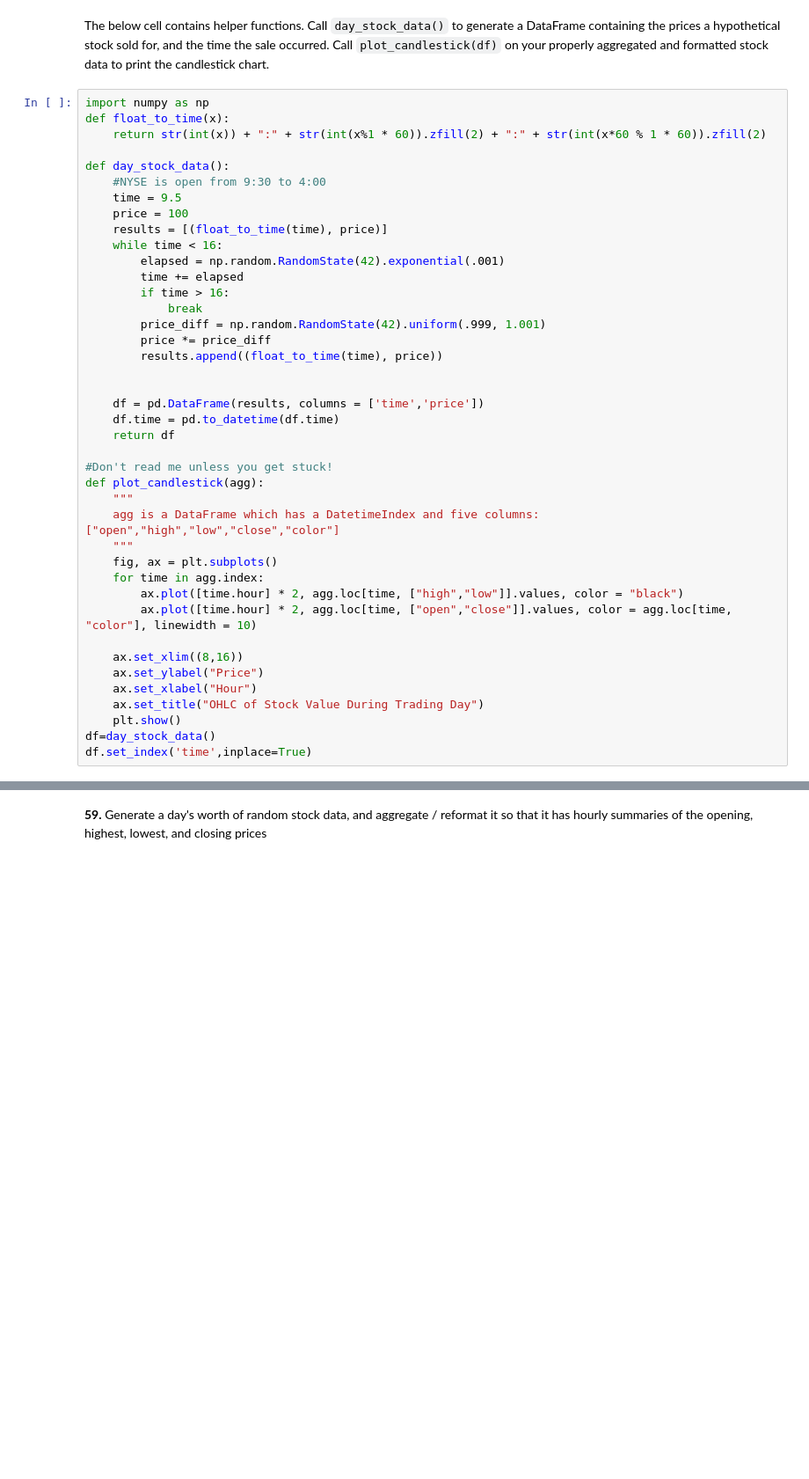
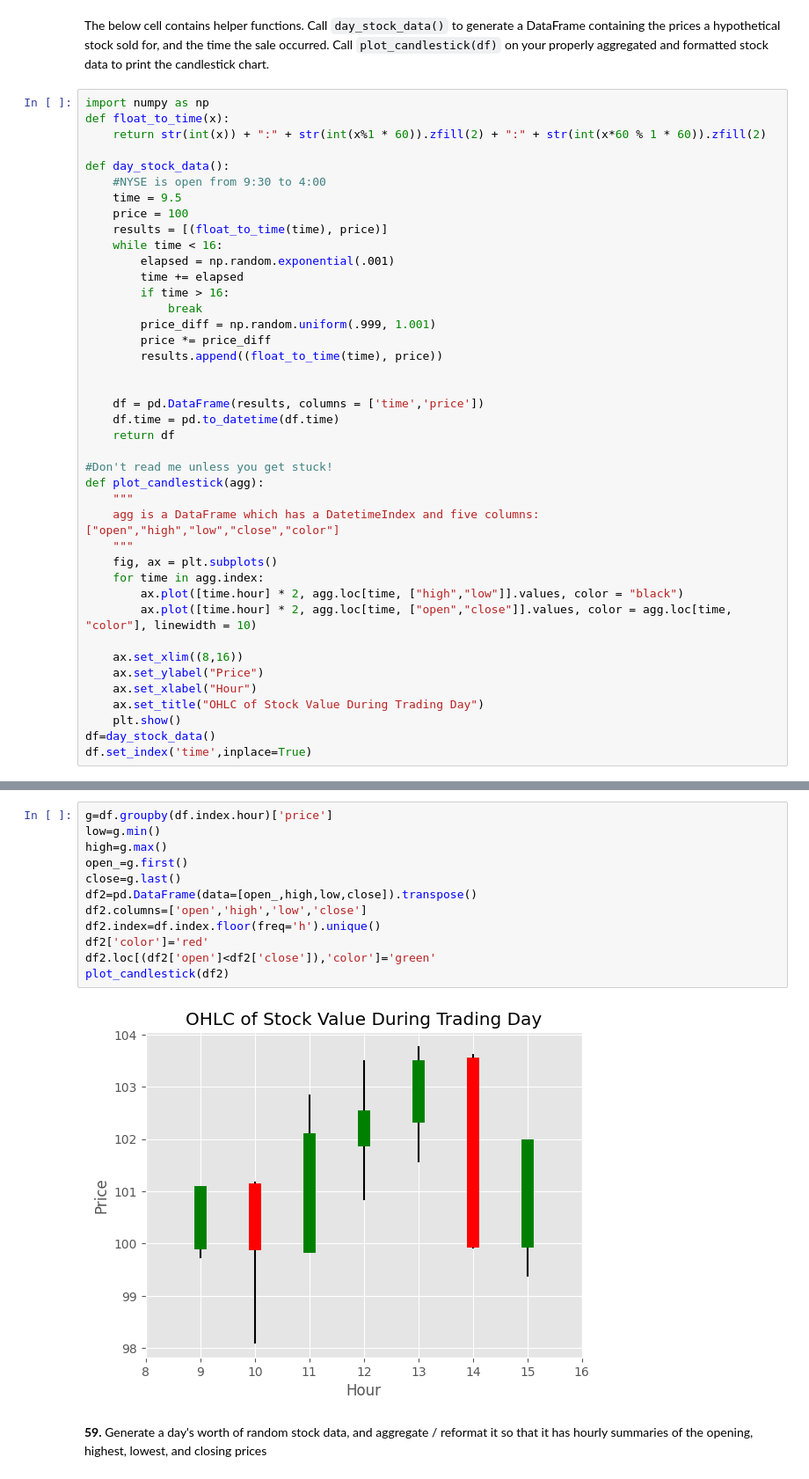
Before and after one commit to markmbarak8/100-pandas-puzzles-solved-, a Jupyter notebook: 100-pandas-puzzles.ipynb, the cells around one changed output, grey strips where cells are left out. Shown at 88% size. Saved outputs shown, nothing was run; the diff lists cells and outputs as text; blank space fills up the shorter version.

```diff
--- a/100-pandas-puzzles.ipynb
+++ b/100-pandas-puzzles.ipynb
@@ -1298,11 +1303,11 @@ def day_stock_data():
     price = 100
     results = [(float_to_time(time), price)]
     while time < 16:
-        elapsed = np.random.RandomState(42).exponential(.001)
+        elapsed = np.random.exponential(.001)
         time += elapsed
         if time > 16:
             break
-        price_diff = np.random.RandomState(42).uniform(.999, 1.001)
+        price_diff = np.random.uniform(.999, 1.001)
         price *= price_diff
         results.append((float_to_time(time), price))
 
@@ -1333,2 +1336,16 @@ KeyError: 'price'
+# %%
+g=df.groupby(df.index.hour)['price']
+low=g.min()
+high=g.max()
+open_=g.first()
+close=g.last()
+df2=pd.DataFrame(data=[open_,high,low,close]).transpose()
+df2.columns=['open','high','low','close']
+df2.index=df.index.floor(freq='h').unique()
+df2['color']='red'
+df2.loc[(df2['open']<df2['close']),'color']='green'
+plot_candlestick(df2)
+# %% [output]
+[figure, added]
 # %% [markdown]
 **59.** Generate a day's worth of random stock data, and aggregate / reformat it so that it has hourly summaries of the opening, highest, lowest, and closing prices
```
Also changed, not shown: parts of 8 cells of this notebook.
